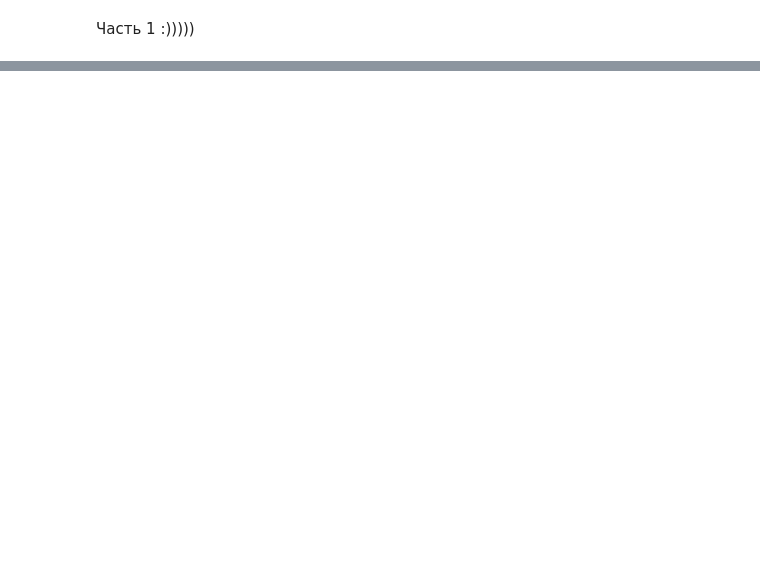
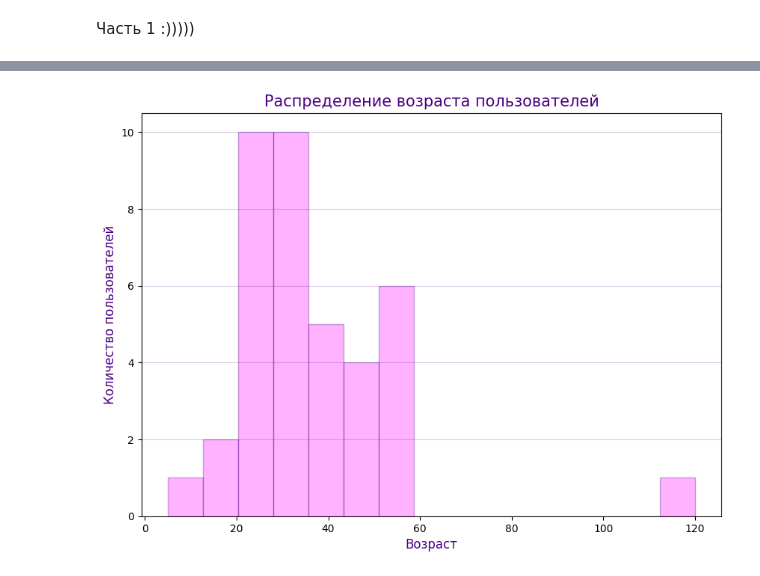
Before and after one commit to kitaevakatya1-tech/Grib, a Jupyter notebook: homeworks/HW02/HW02.ipynb, the cells around one changed output, grey strips where cells are left out. Saved outputs shown, nothing was run; the diff lists cells and outputs as text; code cells hidden in the pictures; blank space fills up the shorter version.

```diff
--- a/homeworks/HW02/HW02.ipynb
+++ b/homeworks/HW02/HW02.ipynb
@@ -59,0 +109,11 @@ purchases: 1 отрицательных значений
+# %%
+plt.figure(figsize=(10, 7))
+
+plt.hist(df['age'].dropna(), bins=15, color='#FF00FF', edgecolor='#4B0082', alpha=0.3)
+plt.title('Распределение возраста пользователей', fontsize=15, color='#4B0082')
+plt.xlabel('Возраст', fontsize=12, color='#4B0082')
+plt.ylabel('Количество пользователей', fontsize=12, color='#4B0082')
+plt.grid(axis='y', alpha=0.2, color='#4B0082')
+plt.show()
+# %% [output]
+[figure, added]
```
Also changed, not shown: parts of 6 cells of this notebook, 1 other file.
